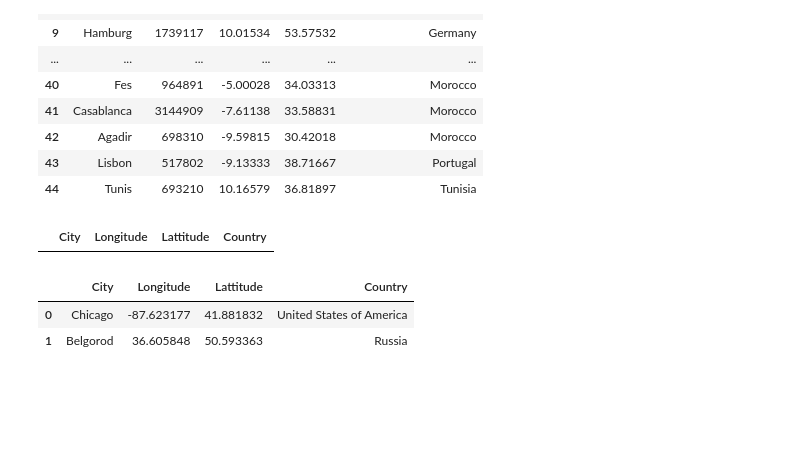
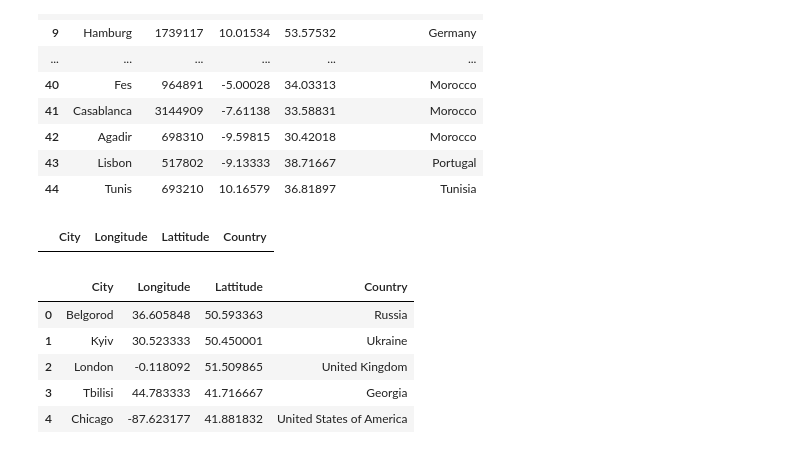
Before and after one commit to OlegRyzhkov2020/OlegRyzhkov2020.github.io, a Jupyter notebook: python/countries.ipynb, the cells around one changed output. Drawn from its saved outputs; the diff is of its cells as text; code cells hidden in the pictures; blank space fills up the shorter version.

Commit message:
added cities routes

```diff
--- a/python/countries.ipynb
+++ b/python/countries.ipynb
@@ -130,13 +130,20 @@ cities
 |  | City | Longitude | Lattitude | Country |
 # %%
 # {'City': 'Kyiv','Longitude': 30.523333, 'Lattitude':50.450001, 'Country':'Ukraine'},
-cities_dict = [{'City': 'Chicago','Longitude': -87.623177, 'Lattitude':41.881832, 'Country':'United States of America'},
-              {'City': 'Belgorod','Longitude': 36.605848, 'Lattitude':50.593363, 'Country':'Russia'}]
+cities_dict = [{'City': 'Belgorod','Longitude': 36.605848, 'Lattitude':50.593363, 'Country':'Russia'},
+                {'City': 'Kyiv','Longitude': 30.523333, 'Lattitude':50.450001, 'Country':'Ukraine'},
+                {'City': 'London','Longitude': -0.118092, 'Lattitude':51.509865, 'Country':'United Kingdom'},
+                {'City': 'Tbilisi','Longitude': 44.783333, 'Lattitude':41.716667, 'Country':'Georgia'},
+                {'City': 'Chicago','Longitude': -87.623177, 'Lattitude':41.881832, 'Country':'United States of America'}
+               ]
 new_cities = pd.DataFrame(cities_dict)
 new_cities
 # %% [output]
 |  | City | Longitude | Lattitude | Country |
-| 0 | Chicago | -87.623177 | 41.881832 | United States of America |
-| 1 | Belgorod | 36.605848 | 50.593363 | Russia |
+| 0 | Belgorod | 36.605848 | 50.593363 | Russia |
+| 1 | Kyiv | 30.523333 | 50.450001 | Ukraine |
+| 2 | London | -0.118092 | 51.509865 | United Kingdom |
+| 3 | Tbilisi | 44.783333 | 41.716667 | Georgia |
+| 4 | Chicago | -87.623177 | 41.881832 | United States of America |
 # %%
 new_cities.to_csv('../data/cities.csv', encoding='utf-8', index=False)
```
Also changed, not shown: 2 other files.
